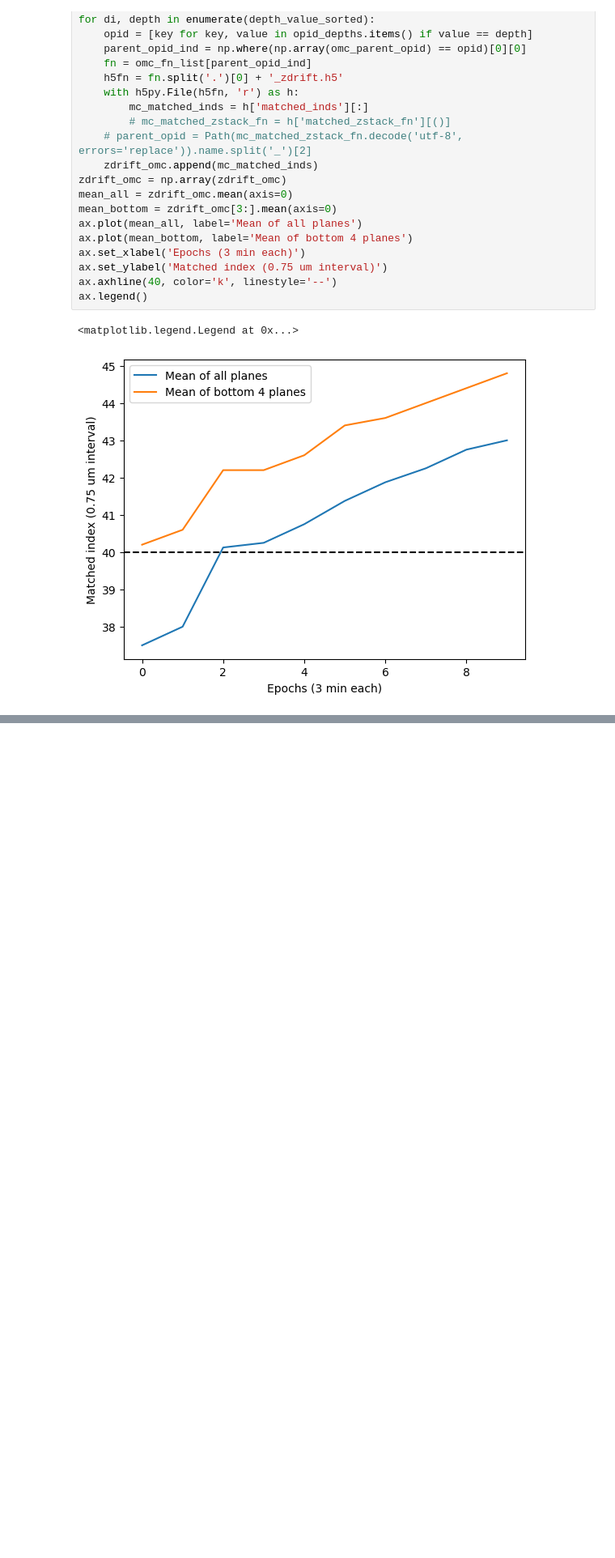
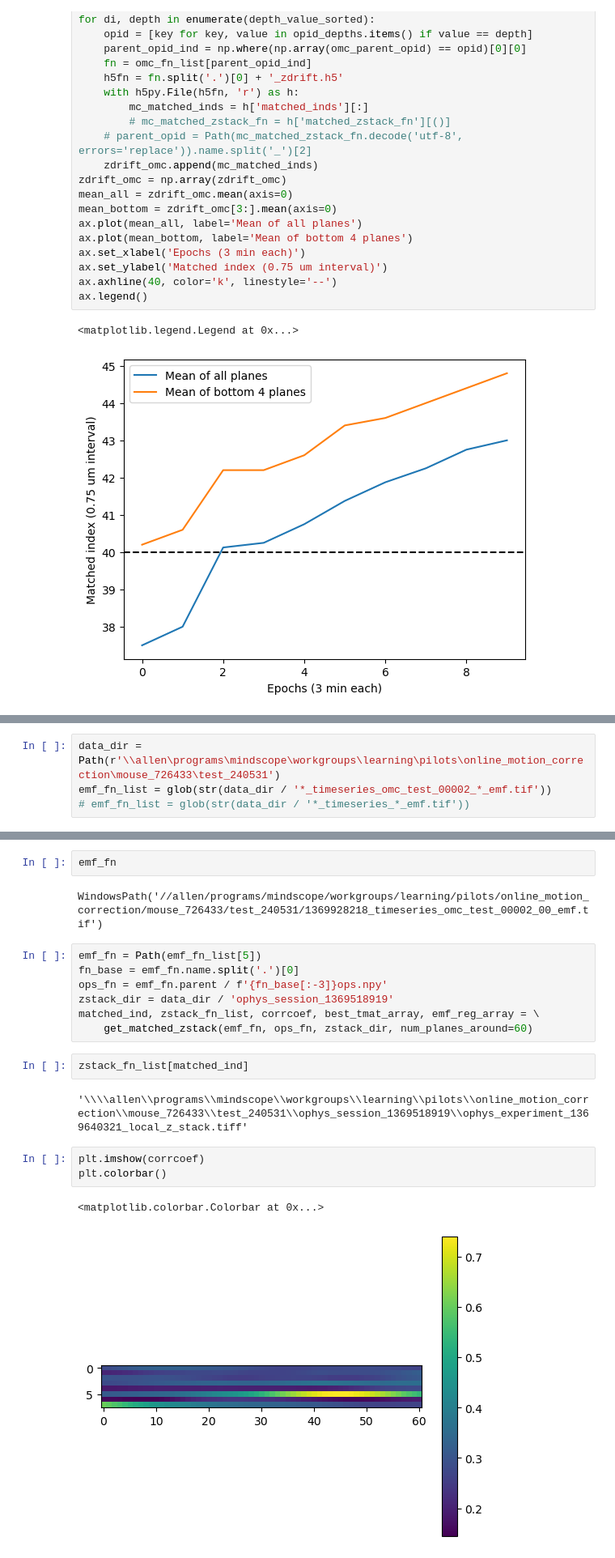
Before and after one commit to AllenNeuralDynamics/lamf_analysis_lims, a Jupyter notebook: qc/2p_data/online_motion_correction/240517_online_motion_correction_analysis.ipynb, the cells around one changed output, grey strips where cells are left out. Shown at 81% size. Drawn from its saved outputs; the diff is of its cells as text; blank space fills up the shorter version.

```diff
--- a/qc/2p_data/online_motion_correction/240517_online_motion_correction_analysis.ipynb
+++ b/qc/2p_data/online_motion_correction/240517_online_motion_correction_analysis.ipynb
@@ -556,0 +631,4 @@ ax.legend()
+# %%
+data_dir = Path(r'\\allen\programs\mindscope\workgroups\learning\pilots\online_motion_correction\mouse_726433\test_240531')
+emf_fn_list = glob(str(data_dir / '*_timeseries_omc_test_00002_*_emf.tif'))
+# emf_fn_list = glob(str(data_dir / '*_timeseries_*_emf.tif'))
@@ -575,0 +672,21 @@ corrcoef.shape
+# %%
+emf_fn
+# %% [output]
+WindowsPath('//allen/programs/mindscope/workgroups/learning/pilots/online_motion_correction/mouse_726433/test_240531/1369928218_timeseries_omc_test_00002_00_emf.tif')
+# %%
+emf_fn = Path(emf_fn_list[5])
+fn_base = emf_fn.name.split('.')[0]
+ops_fn = emf_fn.parent / f'{fn_base[:-3]}ops.npy'
+zstack_dir = data_dir / 'ophys_session_1369518919'
+matched_ind, zstack_fn_list, corrcoef, best_tmat_array, emf_reg_array = \
+    get_matched_zstack(emf_fn, ops_fn, zstack_dir, num_planes_around=60)
+# %%
+zstack_fn_list[matched_ind]
+# %% [output]
+'\\\\allen\\programs\\mindscope\\workgroups\\learning\\pilots\\online_motion_correction\\mouse_726433\\test_240531\\ophys_session_1369518919\\ophys_experiment_1369640321_local_z_stack.tiff'
+# %%
+plt.imshow(corrcoef)
+plt.colorbar()
+# %% [output]
+<matplotlib.colorbar.Colorbar at 0x...>
+[figure, added]
```
Also changed, not shown: parts of 44 cells of this notebook, 5 other files.
